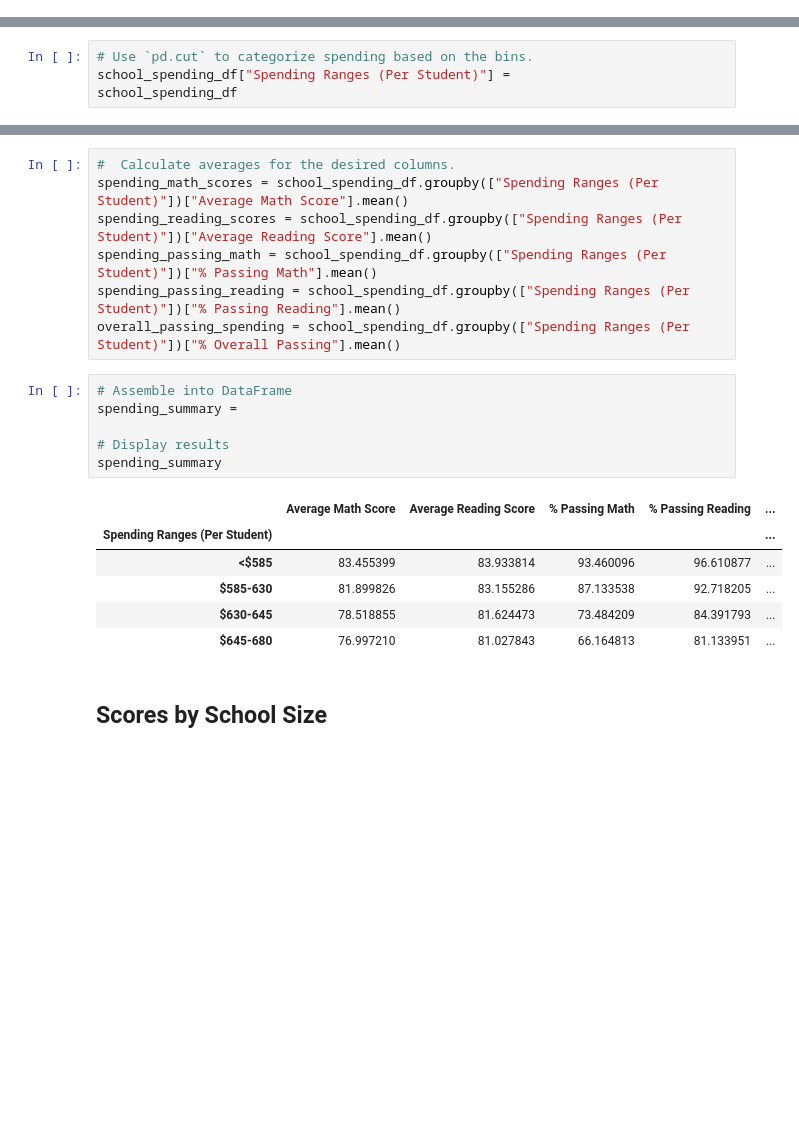
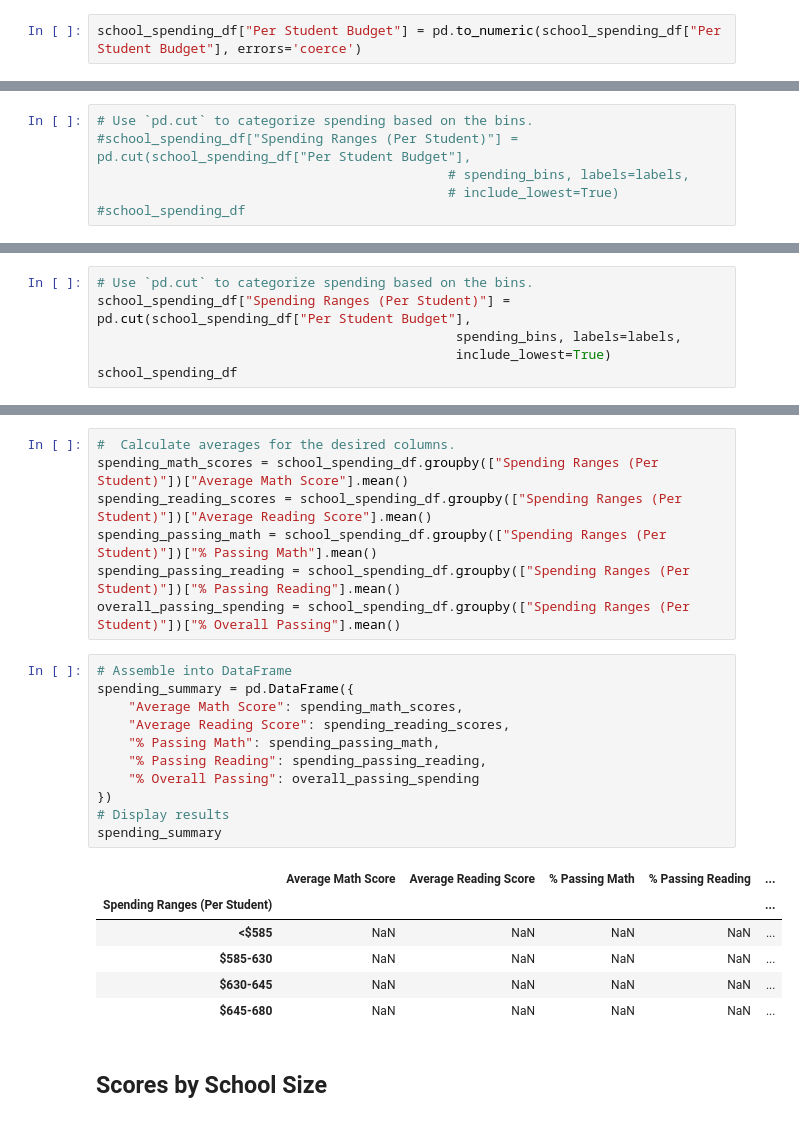
Before and after one commit to cmaijala/pandas-challenge, a Jupyter notebook: PyCitySchools/PyCitySchools_starter.ipynb, the cells around one changed output, grey strips where cells are left out. Saved outputs shown, nothing was run; the diff lists cells and outputs as text; blank space fills up the shorter version.

```diff
--- a/PyCitySchools/PyCitySchools_starter.ipynb
+++ b/PyCitySchools/PyCitySchools_starter.ipynb
@@ -554,0 +579,2 @@ school_spending_df = per_school_summary.copy()
+# %%
+school_spending_df["Per Student Budget"] = pd.to_numeric(school_spending_df["Per Student Budget"], errors='coerce')
@@ -555,4 +594,6 @@ school_spending_df = per_school_summary.copy()
 # %%
 # Use `pd.cut` to categorize spending based on the bins.
-school_spending_df["Spending Ranges (Per Student)"] =
-school_spending_df
+#school_spending_df["Spending Ranges (Per Student)"] = pd.cut(school_spending_df["Per Student Budget"],
+                                             # spending_bins, labels=labels,
+                                             # include_lowest=True)
+#school_spending_df
@@ -575,0 +600,6 @@ school_spending_df
+# %%
+# Use `pd.cut` to categorize spending based on the bins.
+school_spending_df["Spending Ranges (Per Student)"] = pd.cut(school_spending_df["Per Student Budget"],
+                                              spending_bins, labels=labels,
+                                              include_lowest=True)
+school_spending_df
@@ -582,17 +630,22 @@ spending_passing_reading = school_spending_df.groupby(["Spending Ranges (Per Stu
 overall_passing_spending = school_spending_df.groupby(["Spending Ranges (Per Student)"])["% Overall Passing"].mean()
 # %%
 # Assemble into DataFrame
-spending_summary =
-
+spending_summary = pd.DataFrame({
+    "Average Math Score": spending_math_scores,
+    "Average Reading Score": spending_reading_scores,
+    "% Passing Math": spending_passing_math,
+    "% Passing Reading": spending_passing_reading,
+    "% Overall Passing": overall_passing_spending
+})
 # Display results
 spending_summary
 # %% [output]
 |  | Average Math Score | Average Reading Score | % Passing Math | % Passing Reading | ... |
 | Spending Ranges (Per Student) |  |  |  |  | ... |
-| <$585 | 83.455399 | 83.933814 | 93.460096 | 96.610877 | ... |
-| $585-630 | 81.899826 | 83.155286 | 87.133538 | 92.718205 | ... |
-| $630-645 | 78.518855 | 81.624473 | 73.484209 | 84.391793 | ... |
-| $645-680 | 76.997210 | 81.027843 | 66.164813 | 81.133951 | ... |
+| <$585 | NaN | NaN | NaN | NaN | ... |
+| $585-630 | NaN | NaN | NaN | NaN | ... |
+| $630-645 | NaN | NaN | NaN | NaN | ... |
+| $645-680 | NaN | NaN | NaN | NaN | ... |
 # %% [markdown]
 ## Scores by School Size
 # %%
```
Also changed, not shown: parts of 6 cells of this notebook.
